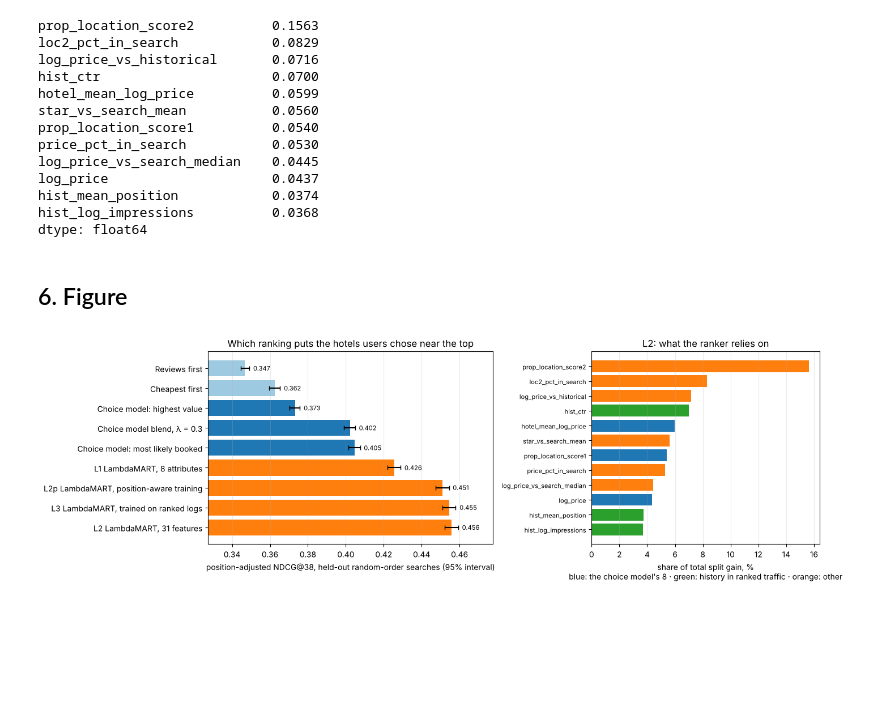
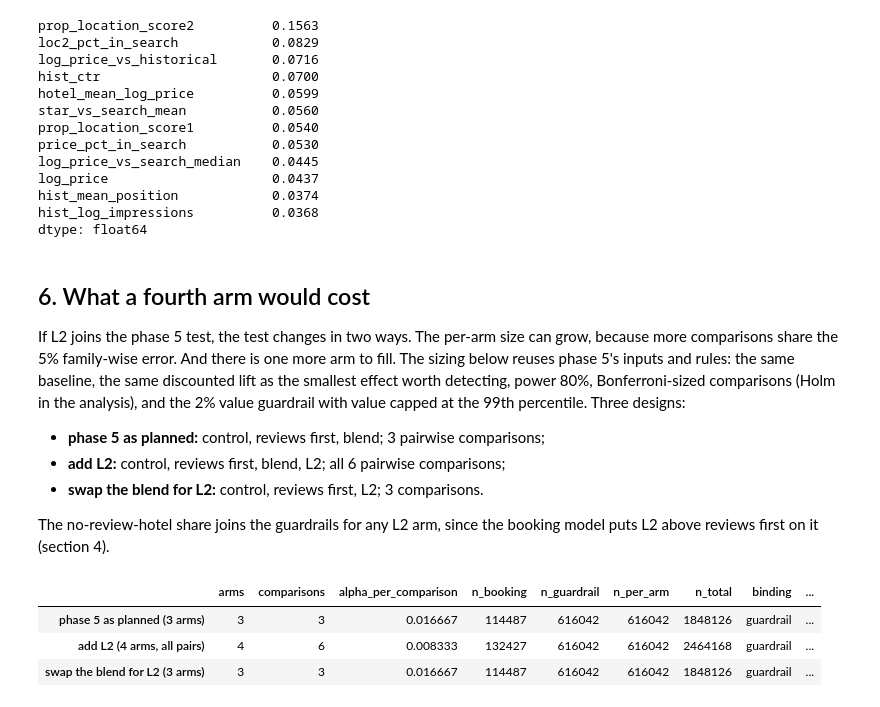
Before and after one commit to janeruxi1/Hotel-Search-Ranking, a Jupyter notebook: notebooks/06_learning_to_rank.ipynb, the cells around one changed output. Drawn from its saved outputs; the diff is of its cells as text; code cells hidden in the pictures; blank space fills up the shorter version.

Commit message:
Size the A/B test with the learned ranker as a fourth arm

```diff
--- a/notebooks/06_learning_to_rank.ipynb
+++ b/notebooks/06_learning_to_rank.ipynb
@@ -310,31 +310,36 @@ hist_mean_position            0.0374
 hist_log_impressions          0.0368
 dtype: float64
 # %% [markdown]
-## 6. Figure
+## 6. What a fourth arm would cost
+
+If L2 joins the phase 5 test, the test changes in two ways. The per-arm size can grow, because
+more comparisons share the 5% family-wise error. And there is one more arm to fill. The sizing
+below reuses phase 5's inputs and rules: the same baseline, the same discounted lift as the
+smallest effect worth detecting, power 80%, Bonferroni-sized comparisons (Holm in the analysis),
+and the 2% value guardrail with value capped at the 99th percentile. Three designs:
+
+* **phase 5 as planned:** control, reviews first, blend; 3 pairwise comparisons;
+* **add L2:** control, reviews first, blend, L2; all 6 pairwise comparisons;
+* **swap the blend for L2:** control, reviews first, L2; 3 comparisons.
+
+The no-review-hotel share joins the guardrails for any L2 arm, since the booking model puts L2
+above reviews first on it (section 4).
 # %%
-order = list(ndcg_table.sort_values("ndcg").index)
-colour = {k: ("#9ecae1" if k.startswith("B") else "#1f77b4" if k.startswith(("M", "blend")) else "#ff7f0e")
-          for k in order}
-fig, axes = plt.subplots(1, 2, figsize=(14, 4.6), gridspec_kw={"width_ratios": [1.25, 1]})
-y = np.arange(len(order))
-t = ndcg_table.loc[order]
-axes[0].barh(y, t["ndcg"], color=[colour[k] for k in order],
-             xerr=[t["ndcg"] - t["ndcg_lo"], t["ndcg_hi"] - t["ndcg"]], capsize=3)
-for i, k in enumerate(order):
-    axes[0].text(t.loc[k, "ndcg_hi"] + 0.002, i, f"{t.loc[k, 'ndcg']:.3f}", va="center", fontsize=8)
-axes[0].set_yticks(y, [LABELS[k] for k in order])
-axes[0].invert_yaxis()
-axes[0].set_xlim(t["ndcg_lo"].min() * 0.95, t["ndcg_hi"].max() * 1.04)
-axes[0].set(xlabel="position-adjusted NDCG@38, held-out random-order searches (95% interval)",
-            title="Which ranking puts the hotels users chose near the top")
-top = importance.head(12)[::-1]
-axes[1].barh(np.arange(len(top)), top.values * 100,
-             color=["#1f77b4" if f in ltr.CORE else "#2ca02c" if f in ltr.HOTEL_HISTORY else "#ff7f0e" for f in top.index])
-axes[1].set_yticks(np.arange(len(top)), top.index, fontsize=8)
-axes[1].set(xlabel="share of total split gain, %\nblue: the choice model's 8 · green: history in ranked traffic · orange: other",
-            title="L2: what the ranker relies on")
-for ax in axes:
-    ax.grid(alpha=0.25, axis="x")
-fig.tight_layout()
+p05 = read_metrics("05_ab_test_design")
+inp = p05["inputs"]
+cap = inp["value_capped_p99"]
+min_lift = p05["lifts"]["T2 blend vs T1 reviews first"]["discounted"]
+DESIGNS = {"phase 5 as planned (3 arms)": (3, 3), "add L2 (4 arms, all pairs)": (4, 6),
+           "swap the blend for L2 (3 arms)": (3, 3)}
+sizing = {name: abtest.size_design(inp["baseline_booking_rate"], min_lift, cap["mean"], cap["sd"], arms, comps)
+          for name, (arms, comps) in DESIGNS.items()}
+DAILY = 100_000
+for s in sizing.values():
+    s["days_at_100k_per_day"] = max(int(np.ceil(s["n_total"] / DAILY)), 14)
+assert sizing["phase 5 as planned (3 arms)"]["n_total"] == p05["n_total"]  # reproduces phase 5 exactly
+pd.DataFrame(sizing).T
 # %% [output]
-[figure, removed]
+|  | arms | comparisons | alpha_per_comparison | n_booking | n_guardrail | n_per_arm | n_total | binding | ... |
+| phase 5 as planned (3 arms) | 3 | 3 | 0.016667 | 114487 | 616042 | 616042 | 1848126 | guardrail | ... |
+| add L2 (4 arms, all pairs) | 4 | 6 | 0.008333 | 132427 | 616042 | 616042 | 2464168 | guardrail | ... |
+| swap the blend for L2 (3 arms) | 3 | 3 | 0.016667 | 114487 | 616042 | 616042 | 1848126 | guardrail | ... |
```
Also changed, not shown: parts of 8 cells of this notebook, 8 other files.
